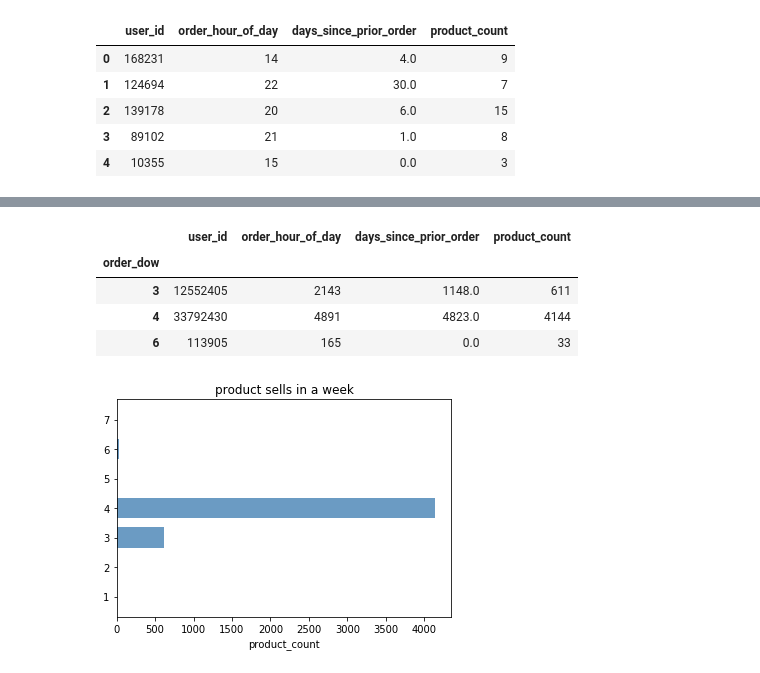
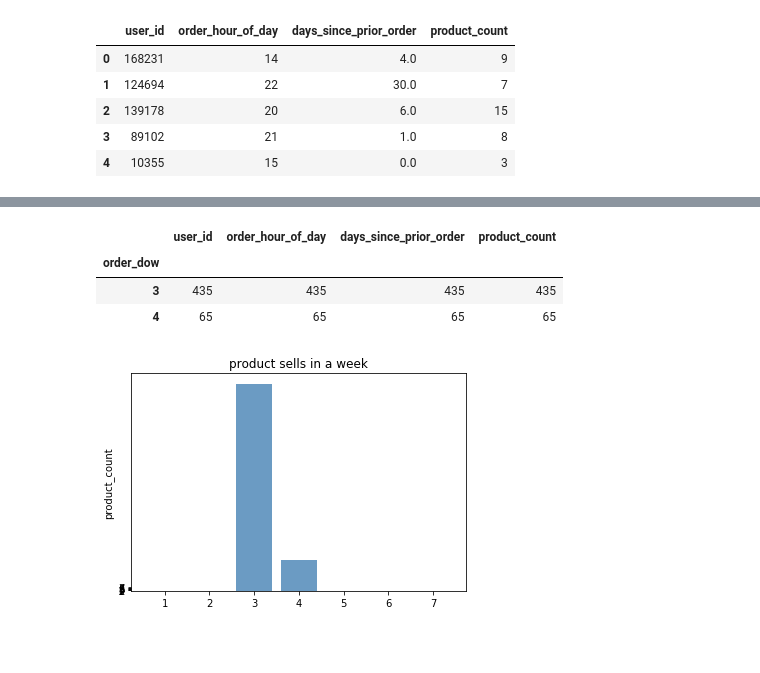
Before and after one commit to chenqiuc/6105FinalProject, a Jupyter notebook: Goal2_Decisiontree_yunyi.ipynb, the cells around one changed output, grey strips where cells are left out. Drawn from its saved outputs; the diff is of its cells as text; code cells hidden in the pictures; blank space fills up the shorter version.

```diff
--- a/Goal2_Decisiontree_yunyi.ipynb
+++ b/Goal2_Decisiontree_yunyi.ipynb
@@ -286,37 +257,24 @@ predict_table
 500 rows × 5 columns
 # %%
-# sum() the total product number for order_dow
-sum_table = predict_table.groupby('order_dow').sum()
+# sum the total product number for order_dow
+sum_table = predict_table.groupby('order_dow').count()
+sum_table
 # %% [output]
 |  | user_id | order_hour_of_day | days_since_prior_order | product_count |
 | order_dow |  |  |  |  |
-| 3 | 12552405 | 2143 | 1148.0 | 611 |
-| 4 | 33792430 | 4891 | 4823.0 | 4144 |
-| 6 | 113905 | 165 | 0.0 | 33 |
+| 3 | 435 | 435 | 435 | 435 |
+| 4 | 65 | 65 | 65 | 65 |
 # %%
 dow = [1,2,3,4,5,6,7]
-product_count = [0,0,611,4144,0,33,0]
+product_count = [0,0,435,65,0,0,0]
 # %%
 #draw graph
 import matplotlib.pyplot as plt
 import matplotlib
-
-# matplotlib.rcParams['font.sans-serif'] = ['SimHei']
-# matplotlib.rcParams['axes.unicode_minus'] = False
-
-# price = [39.5, 39.9, 45.4, 38.9, 33.34]
-"""
-绘制水平条形图方法barh
-参数一：y轴
-参数二：x轴
-"""
-plt.barh(dow, product_count, height=0.7, color='steelblue', alpha=0.8)      # 从下往上画
+plt.bar(dow, product_count,  color='steelblue', alpha=0.8)
 plt.yticks(dow, [1,2,3,4,5,6,7])
-# plt.xlim(30,47)
-plt.xlabel("product_count")
+plt.ylabel("product_count")
 plt.title("product sells in a week")
-# for x, y in enumerate(price):
-#     plt.text(y + 0.2, x - 0.1, '%s' % y)
 plt.show()
 # %% [output]
-[figure, old version]
+[figure, new version]
```
Also changed, not shown: parts of 17 cells of this notebook.
